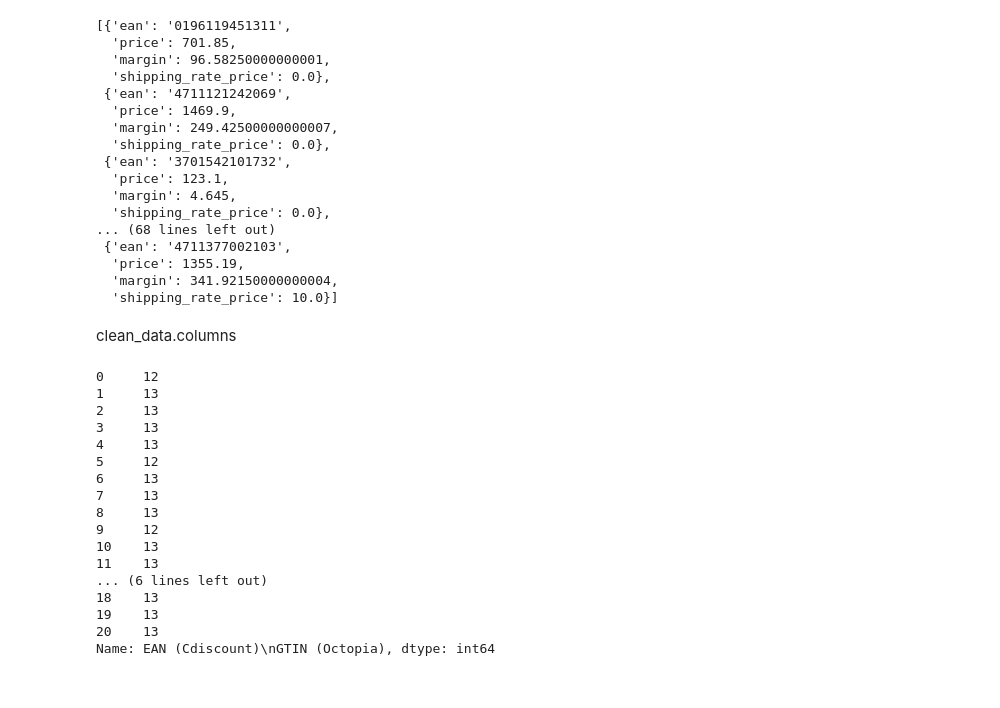
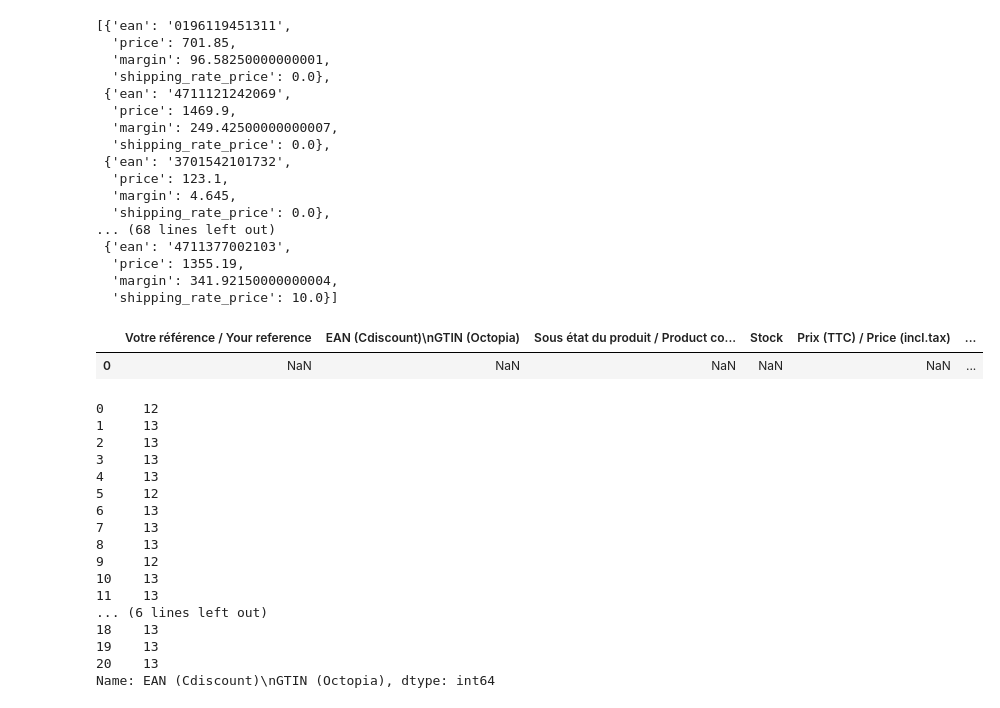
Before and after one commit to SebastienIbrahim/scraper_e-commerce_website, a Jupyter notebook: Cdiscount/raw_data/extract_info_from_top_product.ipynb, the cells around one changed output. Saved outputs shown, nothing was run; the diff lists cells and outputs as text; code cells hidden in the pictures.

```diff
--- a/Cdiscount/raw_data/extract_info_from_top_product.ipynb
+++ b/Cdiscount/raw_data/extract_info_from_top_product.ipynb
@@ -258,8 +290,11 @@ clean_data = pd.read_excel(
     io=path,
     header=3
 )
-# %% [markdown]
-clean_data.columns
+# %%
+clean_data
+# %% [output]
+|  | Votre référence / Your reference | EAN (Cdiscount)\nGTIN (Octopia) | Sous état du produit / Product co... | Stock | Prix (TTC) / Price (incl.tax) | ... |
+| 0 | NaN | NaN | NaN | NaN | NaN | ... |
 # %%
 list_df = []
 for i, product in enumerate(product_to_keep):
```
Also changed, not shown: parts of 6 cells of this notebook.
